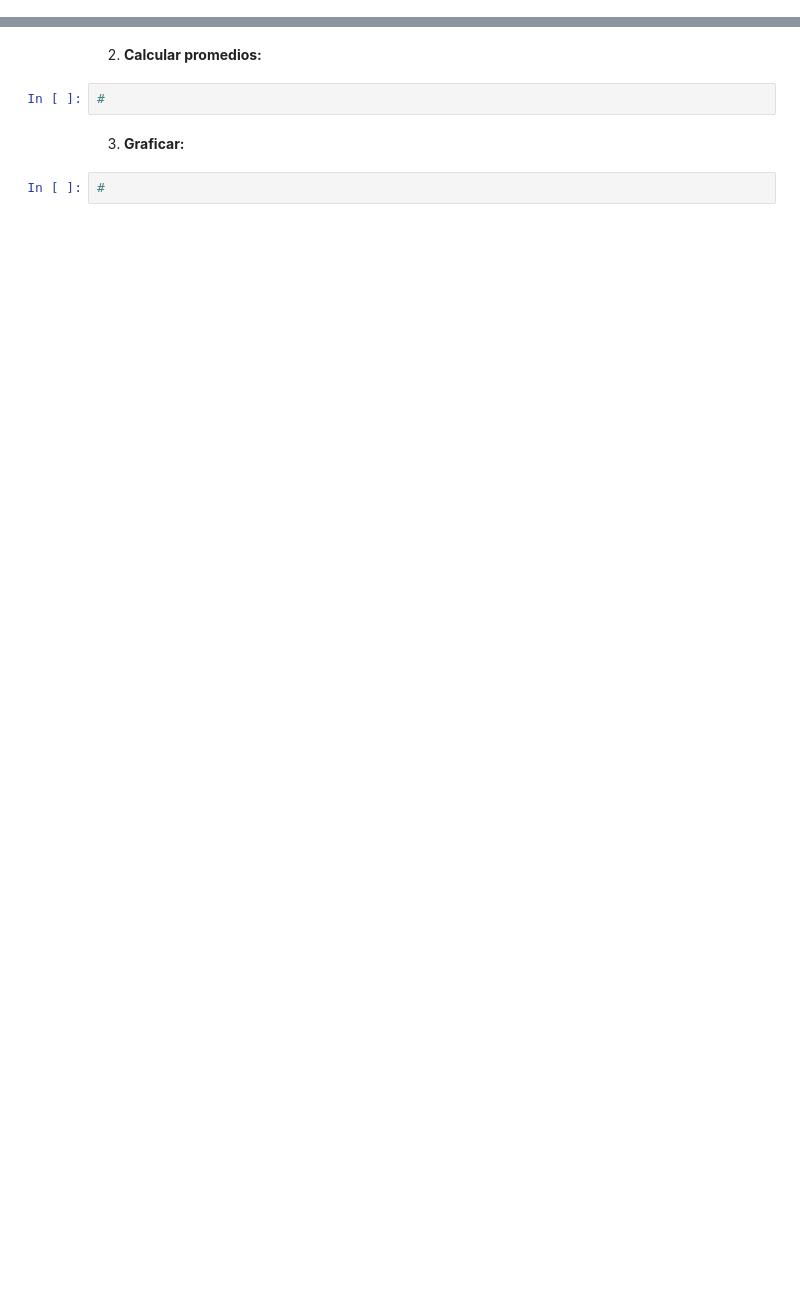
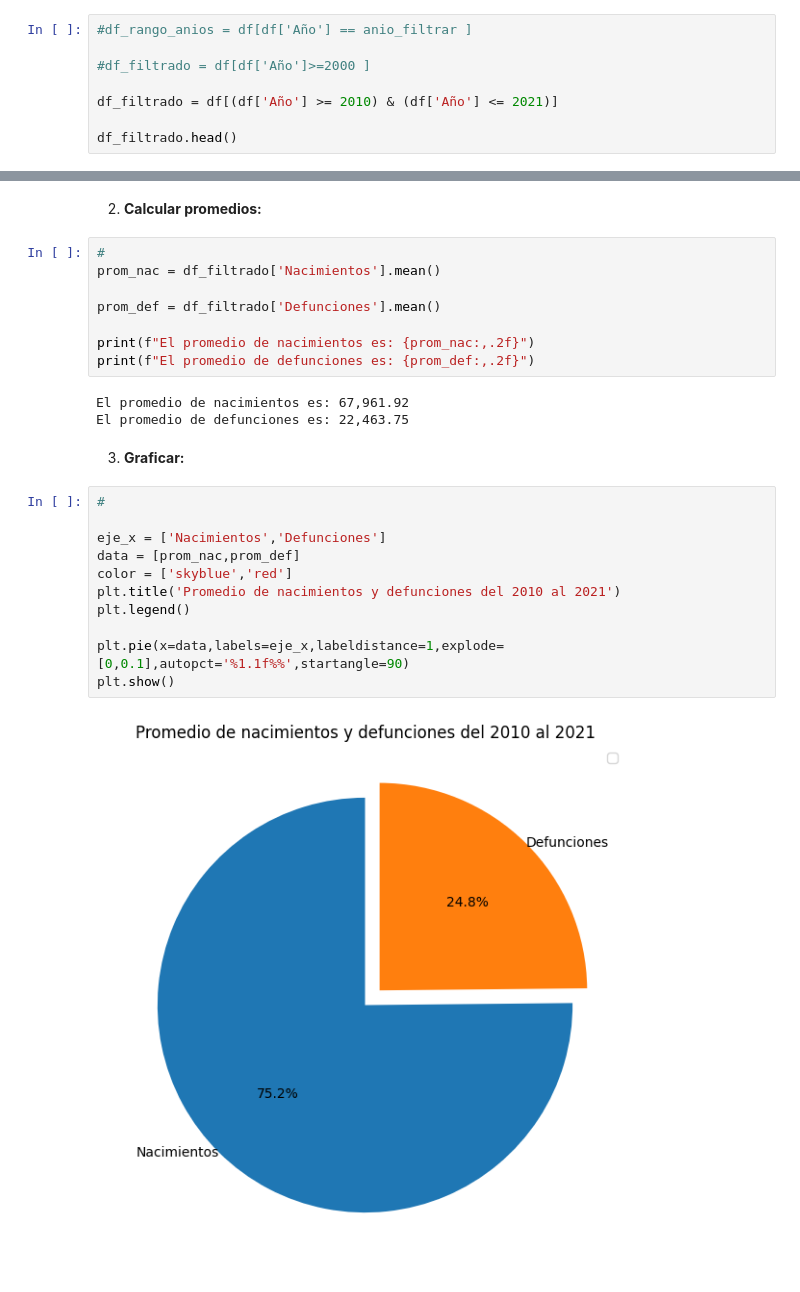
Before and after one commit to ksalazar0570/Programacion-Python-Basico-GRUPO-1---6181133432, a Jupyter notebook: Estudiantes/Karla Salazar/Clase 10/Tarea/Tarea Semana 12.ipynb, the cells around one changed output, grey strips where cells are left out. Saved outputs shown, nothing was run; the diff lists cells and outputs as text; blank space fills up the shorter version.

```diff
--- a/Estudiantes/Karla Salazar/Clase 10/Tarea/Tarea Semana 12.ipynb
+++ b/Estudiantes/Karla Salazar/Clase 10/Tarea/Tarea Semana 12.ipynb
@@ -231,0 +275,8 @@ ultimo_anio = df[df['Año'] == df['Año'].max()]
+# %%
+#df_rango_anios = df[df['Año'] == anio_filtrar ]
+
+#df_filtrado = df[df['Año']>=2000 ]
+
+df_filtrado = df[(df['Año'] >= 2010) & (df['Año'] <= 2021)]
+
+df_filtrado.head()
@@ -232,8 +290,28 @@ ultimo_anio = df[df['Año'] == df['Año'].max()]
 # %% [markdown]
 2. **Calcular promedios:**
-# %%
-#
+# %%
+#
+prom_nac = df_filtrado['Nacimientos'].mean()
+
+prom_def = df_filtrado['Defunciones'].mean()
+
+print(f"El promedio de nacimientos es: {prom_nac:,.2f}")
+print(f"El promedio de defunciones es: {prom_def:,.2f}")
+# %% [output]
+El promedio de nacimientos es: 67,961.92
+El promedio de defunciones es: 22,463.75
 # %% [markdown]
 3. **Graficar:**
-# %%
-#
+# %%
+#
+
+eje_x = ['Nacimientos','Defunciones']
+data = [prom_nac,prom_def]
+color = ['skyblue','red']
+plt.title('Promedio de nacimientos y defunciones del 2010 al 2021')
+plt.legend()
+
+plt.pie(x=data,labels=eje_x,labeldistance=1,explode=[0,0.1],autopct='%1.1f%%',startangle=90)
+plt.show()
+# %% [output]
+[figure, added]
```
Also changed, not shown: parts of 9 cells of this notebook, 7 other files.
